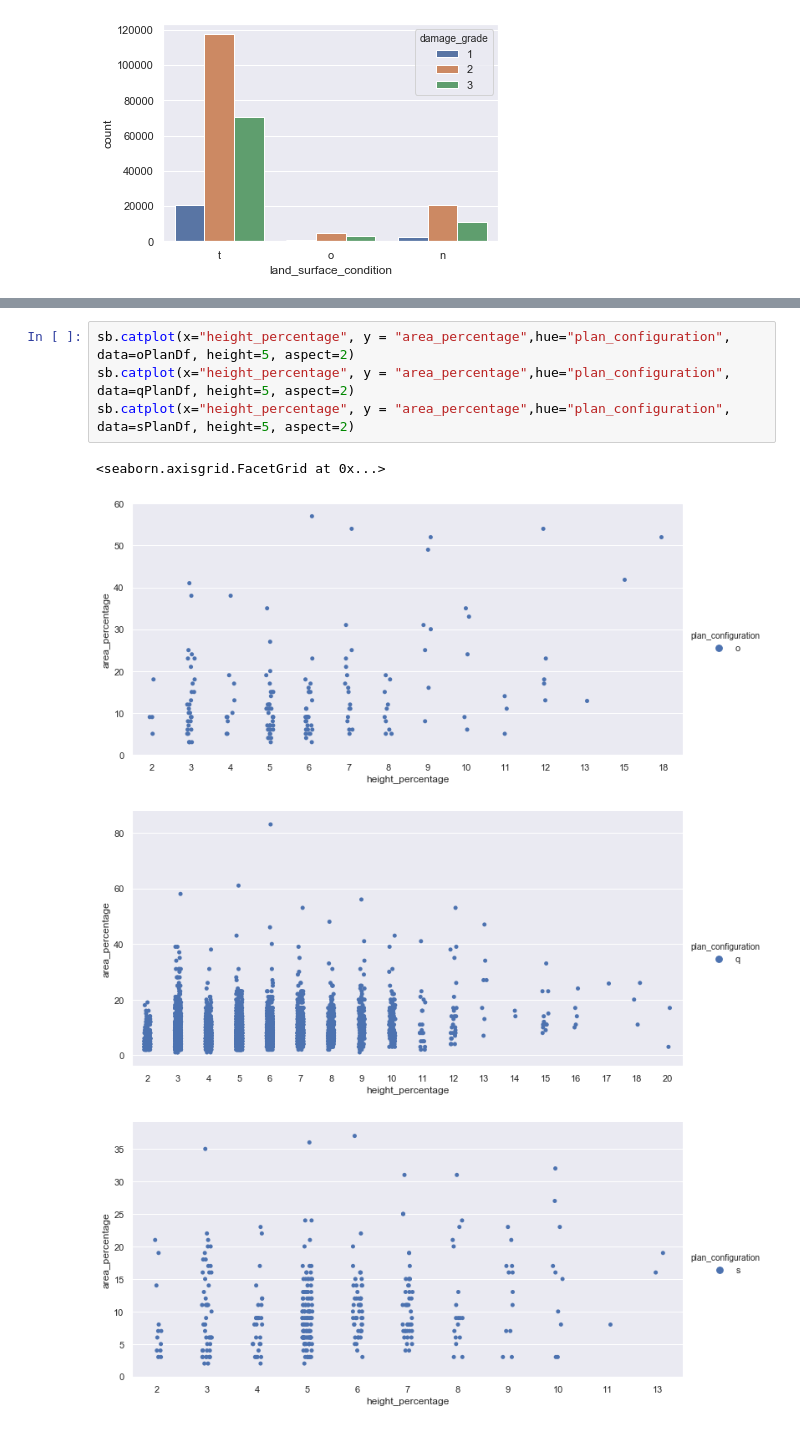
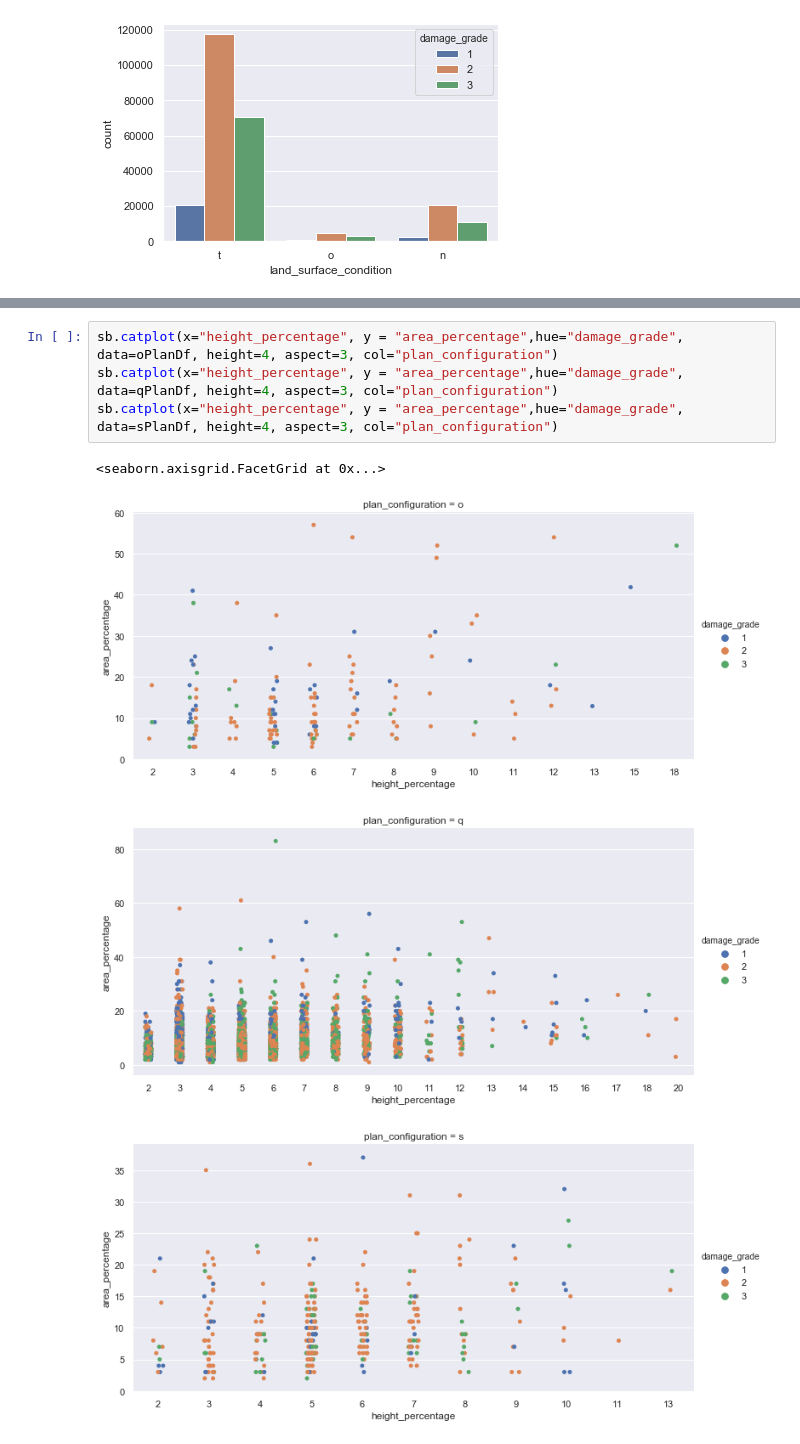
Before and after one commit to jshah39/DataSci, a Jupyter notebook: src/earthquake_shah.ipynb, the cells around one changed output, grey strips where cells are left out. Drawn from its saved outputs; the diff is of its cells as text.

```diff
--- a/src/earthquake_shah.ipynb
+++ b/src/earthquake_shah.ipynb
@@ -259,10 +240,10 @@ sb.catplot(x="height_percentage", y = "area_percentage",hue="plan_configuration"
 # %%
-sb.catplot(x="height_percentage", y = "area_percentage",hue="plan_configuration", data=oPlanDf, height=5, aspect=2)
-sb.catplot(x="height_percentage", y = "area_percentage",hue="plan_configuration", data=qPlanDf, height=5, aspect=2)
-sb.catplot(x="height_percentage", y = "area_percentage",hue="plan_configuration", data=sPlanDf, height=5, aspect=2)
+sb.catplot(x="height_percentage", y = "area_percentage",hue="damage_grade", data=oPlanDf, height=4, aspect=3, col="plan_configuration")
+sb.catplot(x="height_percentage", y = "area_percentage",hue="damage_grade", data=qPlanDf, height=4, aspect=3, col="plan_configuration")
+sb.catplot(x="height_percentage", y = "area_percentage",hue="damage_grade", data=sPlanDf, height=4, aspect=3, col="plan_configuration")
 # %% [output]
 <seaborn.axisgrid.FacetGrid at 0x...>
-[figure, old version]
+[figure, new version]
-[figure, old version]
+[figure, new version]
-[figure, old version]
+[figure, new version]
 # %%
```
Also changed, not shown: parts of 5 cells of this notebook.
